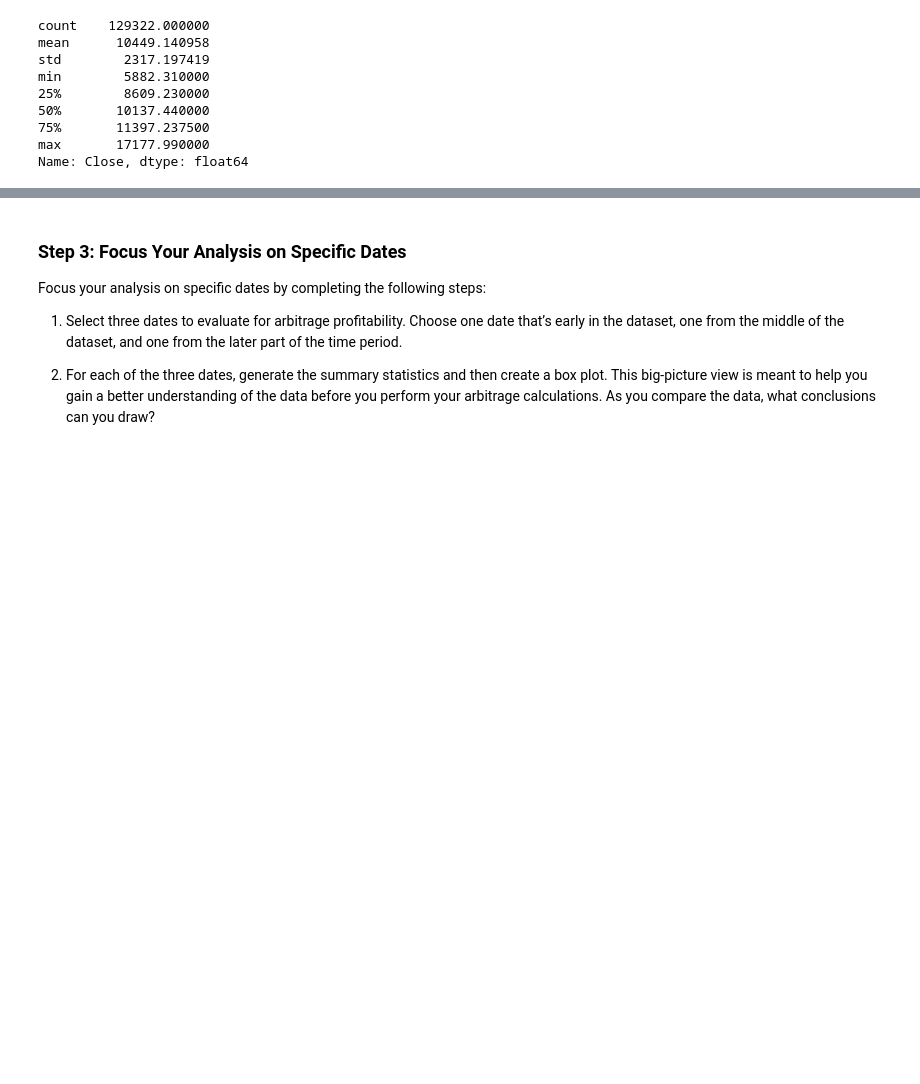
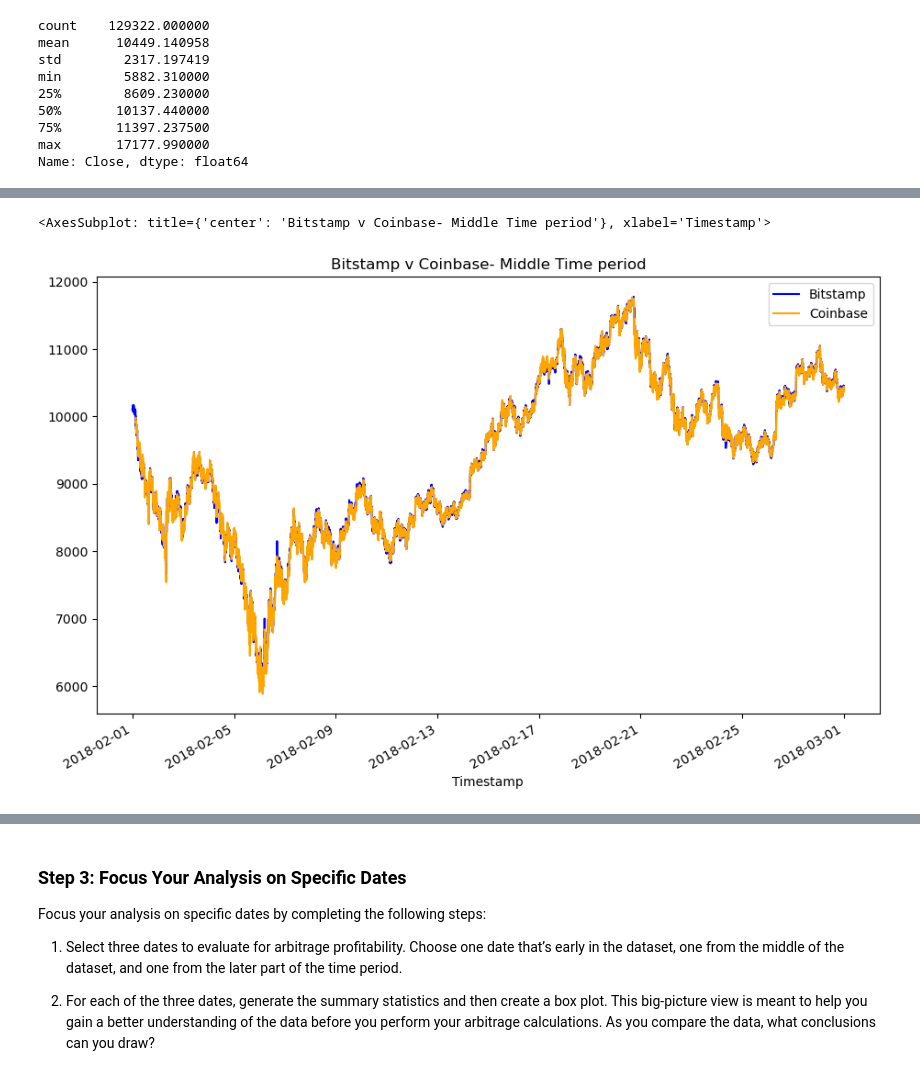
Before and after one commit to srinivasan-kunal/Module3-Challenge, a Jupyter notebook: crypto_arbitrage.ipynb, the cells around one changed output, grey strips where cells are left out. Drawn from its saved outputs; the diff is of its cells as text; code cells hidden in the pictures; blank space fills up the shorter version.

```diff
--- a/crypto_arbitrage.ipynb
+++ b/crypto_arbitrage.ipynb
@@ -396,4 +396,13 @@ coinbase_sliced.loc['2018-01-01':'2018-01-31'].plot(kind='line', legend=True, fi
 [figure]
+# %%
+# Using the loc and plot functions, create an overlay plot that visualizes
+# the price action of both DataFrames for the middle period in the dataset
+# Be sure to include the parameters: legend, figure size, title, and color and label
+bitstamp_sliced.loc['2018-02-01':'2018-02-28'].plot(kind='line', legend=True, figsize=(11,7), title="Bitstamp v Coinbase- Middle Time period", color="blue", label='Bitstamp')
+coinbase_sliced.loc['2018-02-01':'2018-02-28'].plot(kind='line', legend=True, figsize=(11,7), label='Coinbase', color="orange")
+# %% [output]
+<AxesSubplot: title={'center': 'Bitstamp v Coinbase- Middle Time period'}, xlabel='Timestamp'>
+[figure, added]
 # %%
 # Using the loc and plot functions, create an overlay plot that visualizes
 # the price action of both DataFrames for a one month period later in the dataset
```
Also changed, not shown: parts of 20 cells of this notebook, 1 other file.
